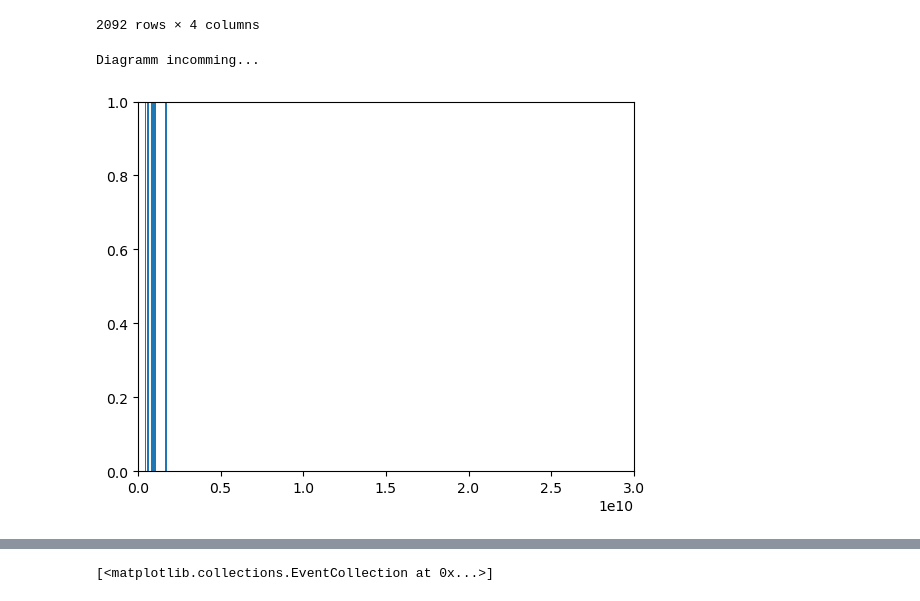
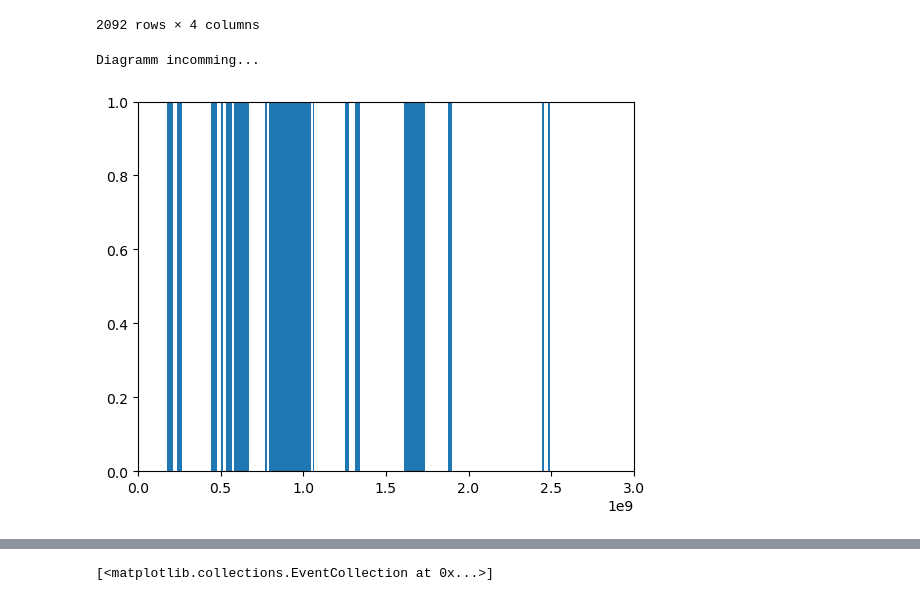
Before and after one commit to Marble879/SFC_scripts, a Jupyter notebook: SnowFox scripts/CSP_Plot_on_TS.ipynb, the cells around one changed output, grey strips where cells are left out. Cells and saved outputs as stored; diff of their text form; code cells hidden in the pictures.

```diff
--- a/SnowFox scripts/CSP_Plot_on_TS.ipynb
+++ b/SnowFox scripts/CSP_Plot_on_TS.ipynb
@@ -48,18 +48,18 @@ df
 # %%
 # Plot CSP on ts
 min = df['morton'].min()
 max = df['morton'].max()
-max = 30000000000
+max = 3000000000
 
 print("Diagramm incomming...")
 
 plt.hist(df['morton'], bins=200)
 plt.xlim(0,max)
 plt.ylim(0,1)
 plt.show()
 
 line_off_set=2
 line_length=1
 # %% [output]
 Diagramm incomming...
-[figure, old version]
+[figure, new version]
```
Also changed, not shown: parts of 3 cells of this notebook.
